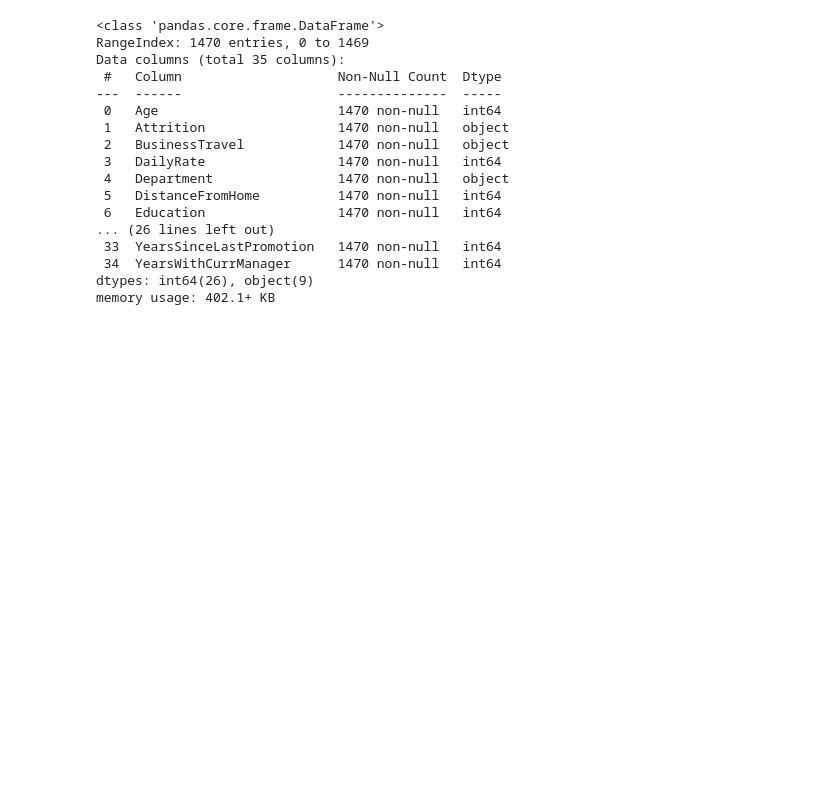
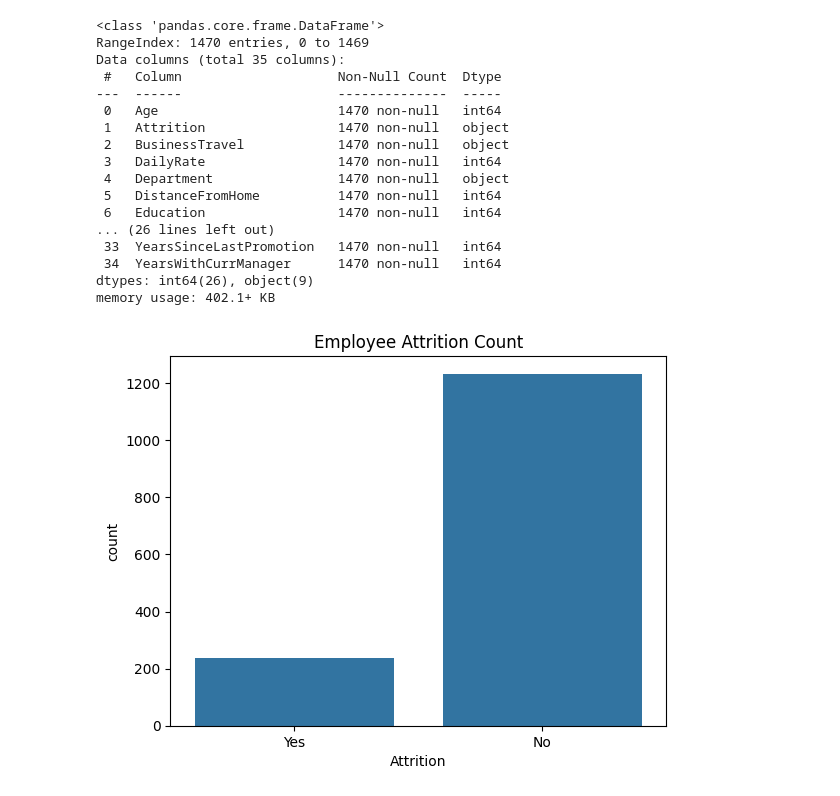
Before and after one commit to samarthhugar004-netizen/Employee-Attrition-ML, a Jupyter notebook: employee_attrition.ipynb, the cells around one changed output. Saved outputs shown, nothing was run; the diff lists cells and outputs as text; code cells hidden in the pictures; blank space fills up the shorter version.

```diff
--- a/employee_attrition.ipynb
+++ b/employee_attrition.ipynb
@@ -40,3 +40,9 @@ Data columns (total 35 columns):
  34  YearsWithCurrManager      1470 non-null   int64
 dtypes: int64(26), object(9)
 memory usage: 402.1+ KB
+# %%
+sns.countplot(x='Attrition', data=df)
+plt.title("Employee Attrition Count")
+plt.show()
+# %% [output]
+[figure, added]
```
Also changed, not shown: parts of 11 cells of this notebook.
